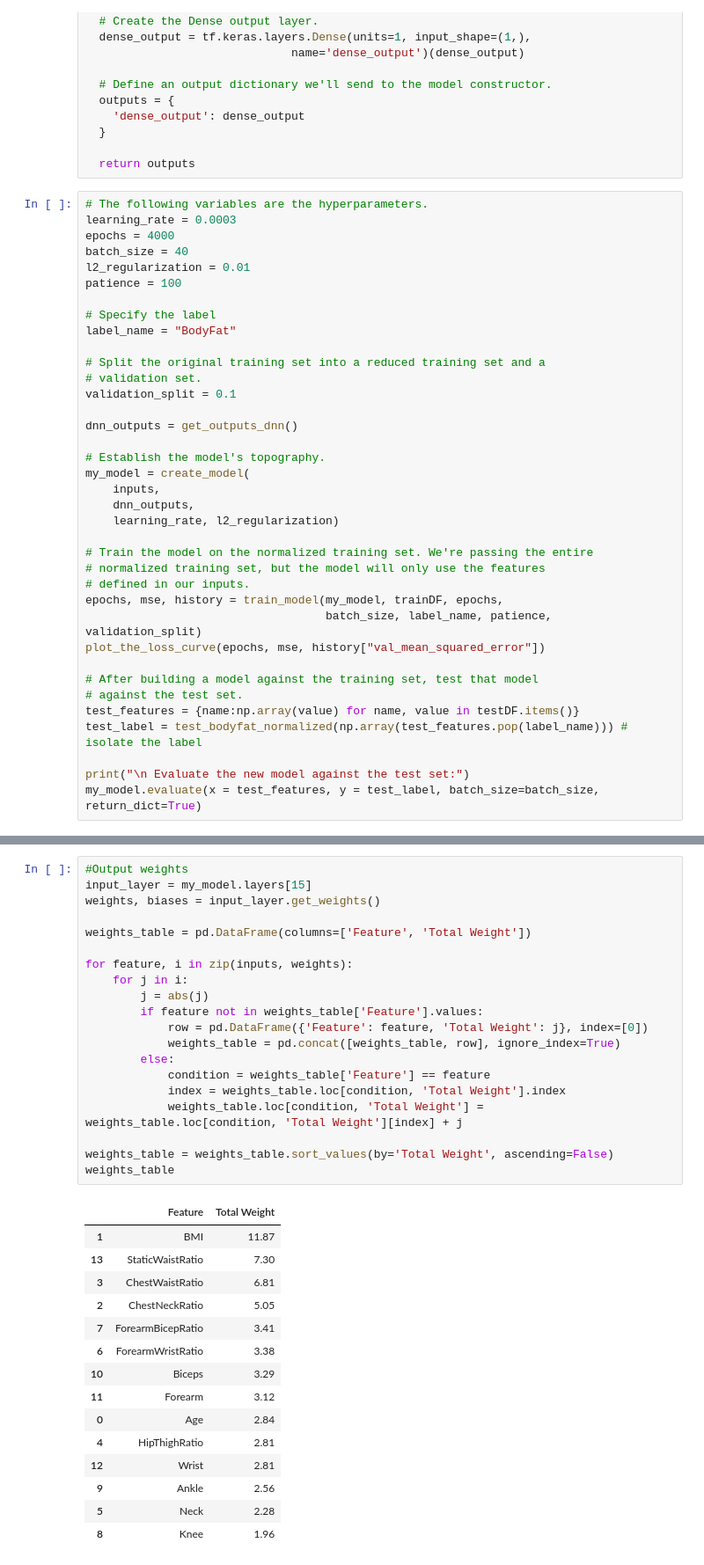
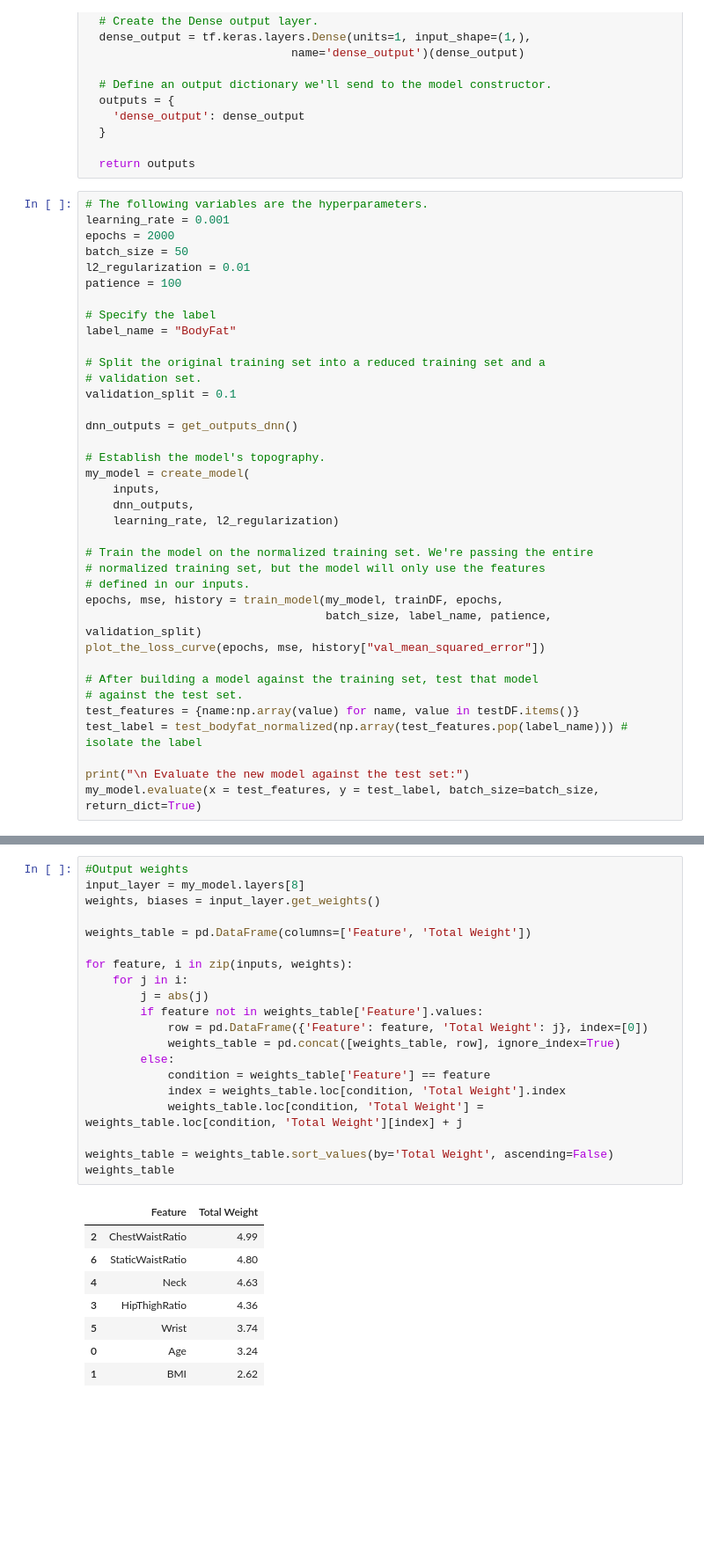
Before and after one commit to Stegi56/Body-Fat-Estimator, a Jupyter notebook: model.ipynb, the cells around one changed output, grey strips where cells are left out. Shown at 88% size. Saved outputs shown, nothing was run; the diff lists cells and outputs as text; blank space fills up the shorter version.

```diff
--- a/model.ipynb
+++ b/model.ipynb
@@ -364,9 +314,9 @@ def get_outputs_dnn():
   return outputs
 # %%
 # The following variables are the hyperparameters.
-learning_rate = 0.0003
-epochs = 4000
-batch_size = 40
+learning_rate = 0.001
+epochs = 2000
+batch_size = 50
 l2_regularization = 0.01
 patience = 100
 
@@ -424,39 +374,32 @@ Epoch 2446/4000
 # %%
 #Output weights
-input_layer = my_model.layers[15]
+input_layer = my_model.layers[8]
 weights, biases = input_layer.get_weights()
 
 weights_table = pd.DataFrame(columns=['Feature', 'Total Weight'])
 
 for feature, i in zip(inputs, weights):
     for j in i:
         j = abs(j)
         if feature not in weights_table['Feature'].values:
             row = pd.DataFrame({'Feature': feature, 'Total Weight': j}, index=[0])
             weights_table = pd.concat([weights_table, row], ignore_index=True)
         else:
             condition = weights_table['Feature'] == feature
             index = weights_table.loc[condition, 'Total Weight'].index
             weights_table.loc[condition, 'Total Weight'] = weights_table.loc[condition, 'Total Weight'][index] + j
 
 weights_table = weights_table.sort_values(by='Total Weight', ascending=False)
 weights_table
 # %% [output]
 |  | Feature | Total Weight |
-| 1 | BMI | 11.87 |
-| 13 | StaticWaistRatio | 7.30 |
-| 3 | ChestWaistRatio | 6.81 |
-| 2 | ChestNeckRatio | 5.05 |
-| 7 | ForearmBicepRatio | 3.41 |
-| 6 | ForearmWristRatio | 3.38 |
-| 10 | Biceps | 3.29 |
-| 11 | Forearm | 3.12 |
-| 0 | Age | 2.84 |
-| 4 | HipThighRatio | 2.81 |
-| 12 | Wrist | 2.81 |
-| 9 | Ankle | 2.56 |
-| 5 | Neck | 2.28 |
-| 8 | Knee | 1.96 |
+| 2 | ChestWaistRatio | 4.99 |
+| 6 | StaticWaistRatio | 4.80 |
+| 4 | Neck | 4.63 |
+| 3 | HipThighRatio | 4.36 |
+| 5 | Wrist | 3.74 |
+| 0 | Age | 3.24 |
+| 1 | BMI | 2.62 |
 # %%
 # Create an empty DataFrame to store the results
 result_table = pd.DataFrame(columns=['Row', 'Predicted Body Fat', 'Correct Body Fat', 'Difference +-'])
```
Also changed, not shown: parts of 5 cells of this notebook, 3 other files.
